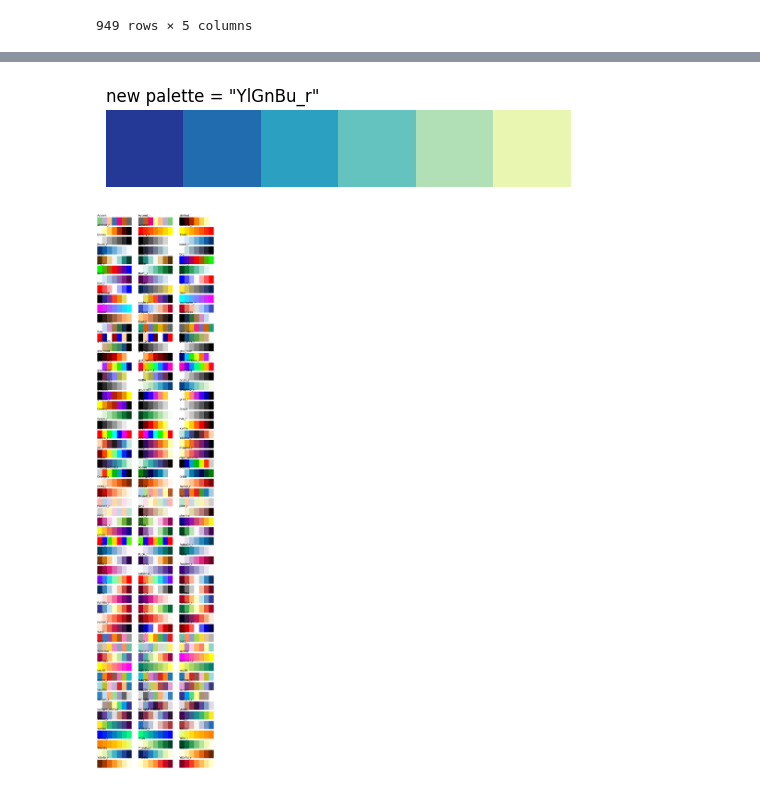
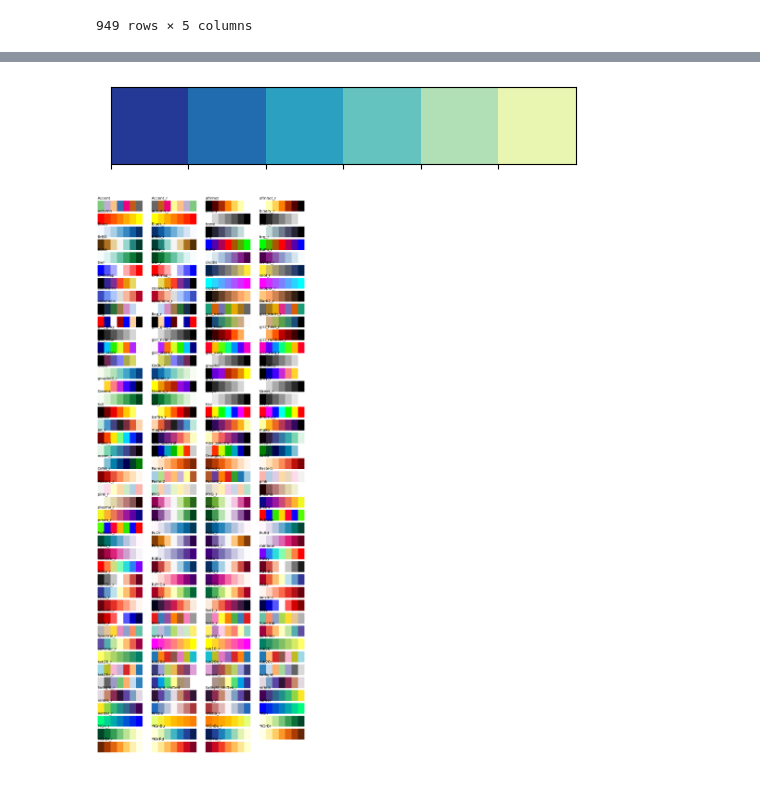
Before and after one commit to JuniorDevsyt/Outfit-s-Color, a Jupyter notebook: outfit_colors.ipynb, the cells around one changed output, grey strips where cells are left out. Cells and saved outputs as stored; diff of their text form; code cells hidden in the pictures.

```diff
--- a/outfit_colors.ipynb
+++ b/outfit_colors.ipynb
@@ -94,13 +168,15 @@ plotColor('BASE_COLORS')
 # %%
 p = 'YlGnBu_r'          # set palette color (from PALETTE_COLOR)
 sns.set_palette(p)   # set palette
 
-sns.palplot(sns.color_palette()) # show current palette
-plt.title('new palette = \"{}\"'.format(p), loc = 'left')
-plt.axis('off')
+sns.palplot(sns.color_palette())
 plt.show()
+# sns.palplot(sns.color_palette()) # show current palette
+# plt.title('new palette = \"{}\"'.format(p), loc = 'left')
+# plt.axis('off')
+# plt.show()
 # %% [output]
-[figure, old version]
+[figure, new version]
 # %%
 palette = df.PALETTE_COLORS.dropna().sort_values(key = lambda x: x.str.lower())
 
@@ -110,7 +186,7 @@ shades = 7
 grid = np.linspace(0,1,shades)
 grid = np.vstack((grid,grid))
 
-columns = 3
+columns = 4
 rows = int(len(palette)/columns)+1
 counter = 1
 
@@ -123,4 +199,4 @@ for i in palette:
     plt.title(i, loc = 'left', fontsize = 16)
     counter += 1
 # %% [output]
-[figure, old version]
+[figure, new version]
```
Also changed, not shown: parts of 5 cells of this notebook.
